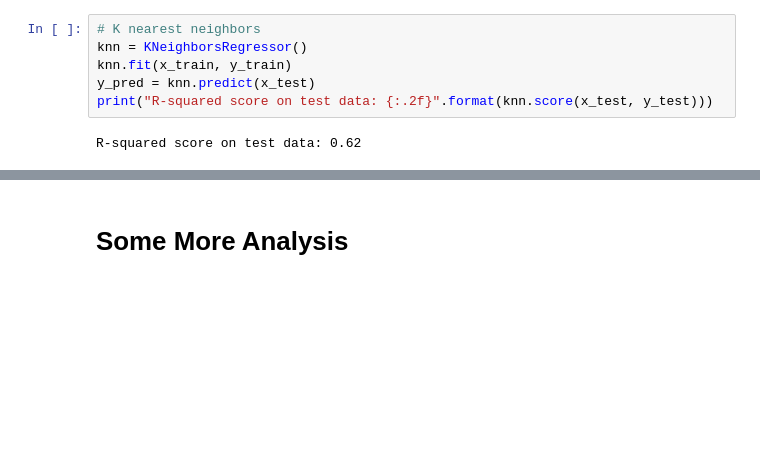
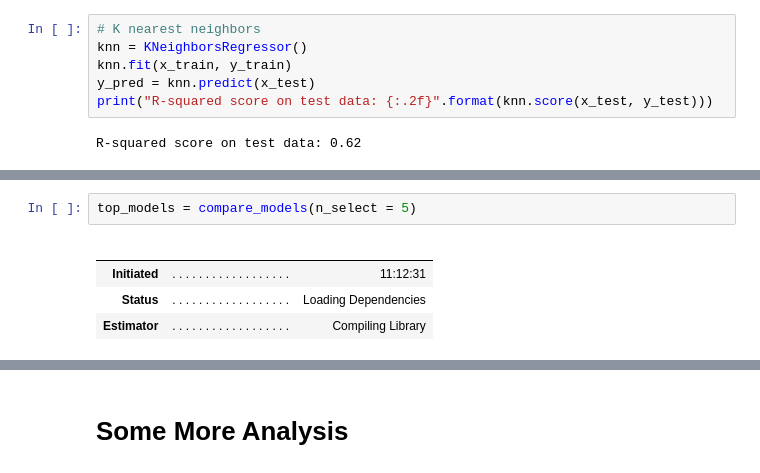
Before and after one commit to vavald/MDA_Switzerland, a Jupyter notebook: Jad/Prediction_Jad.ipynb, the cells around one changed output, grey strips where cells are left out. Drawn from its saved outputs; the diff is of its cells as text; blank space fills up the shorter version.

```diff
--- a/Jad/Prediction_Jad.ipynb
+++ b/Jad/Prediction_Jad.ipynb
@@ -171,0 +201,8 @@ R-squared score on test data: 0.62
+# %%
+top_models = compare_models(n_select = 5)
+# %% [output]
+|  |  |  |
+|  |  |  |
+| Initiated | . . . . . . . . . . . . . . . . . . | 11:12:31 |
+| Status | . . . . . . . . . . . . . . . . . . | Loading Dependencies |
+| Estimator | . . . . . . . . . . . . . . . . . . | Compiling Library |
```
Also changed, not shown: parts of 6 cells of this notebook, 4 other files.
